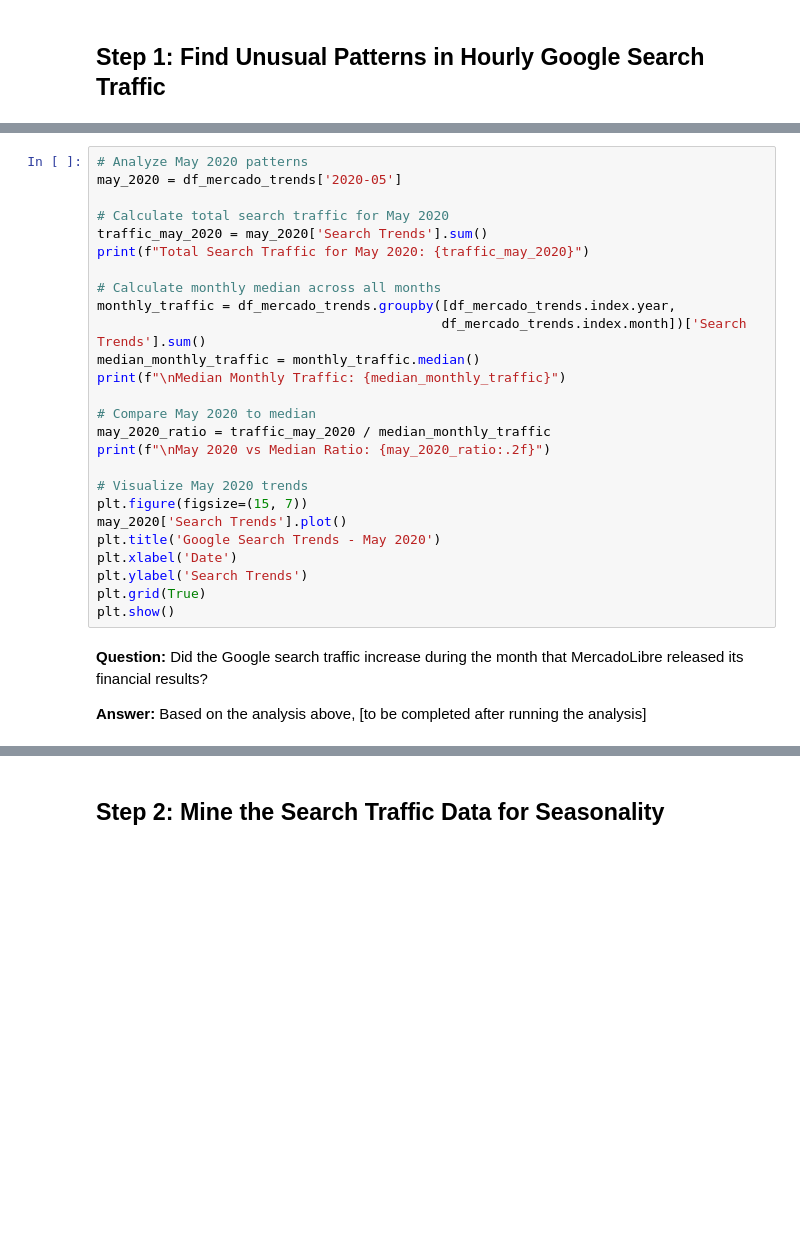
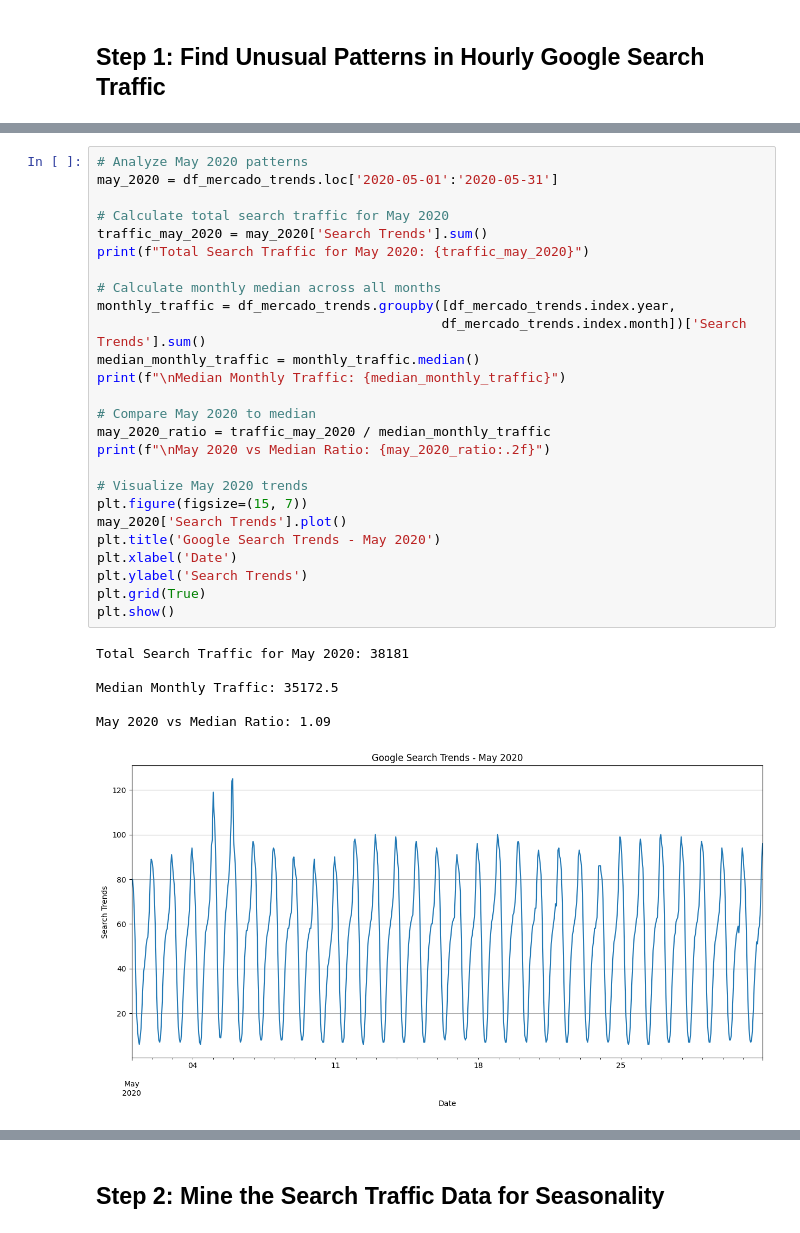
Before and after one commit to cfleming22/prophet-challenge, a Jupyter notebook: forecasting_net_prophet.ipynb, the cells around one changed output, grey strips where cells are left out. Saved outputs shown, nothing was run; the diff lists cells and outputs as text; blank space fills up the shorter version.

```diff
--- a/forecasting_net_prophet.ipynb
+++ b/forecasting_net_prophet.ipynb
@@ -87,30 +139,33 @@ validate_time_series(df_mercado_trends)
 # %%
 # Analyze May 2020 patterns
-may_2020 = df_mercado_trends['2020-05']
+may_2020 = df_mercado_trends.loc['2020-05-01':'2020-05-31']
 
 # Calculate total search traffic for May 2020
 traffic_may_2020 = may_2020['Search Trends'].sum()
 print(f"Total Search Traffic for May 2020: {traffic_may_2020}")
 
 # Calculate monthly median across all months
 monthly_traffic = df_mercado_trends.groupby([df_mercado_trends.index.year,
                                             df_mercado_trends.index.month])['Search Trends'].sum()
 median_monthly_traffic = monthly_traffic.median()
 print(f"\nMedian Monthly Traffic: {median_monthly_traffic}")
 
 # Compare May 2020 to median
 may_2020_ratio = traffic_may_2020 / median_monthly_traffic
 print(f"\nMay 2020 vs Median Ratio: {may_2020_ratio:.2f}")
 
 # Visualize May 2020 trends
 plt.figure(figsize=(15, 7))
 may_2020['Search Trends'].plot()
 plt.title('Google Search Trends - May 2020')
 plt.xlabel('Date')
 plt.ylabel('Search Trends')
 plt.grid(True)
 plt.show()
+# %% [output]
+Total Search Traffic for May 2020: 38181
+
+Median Monthly Traffic: 35172.5
+
+May 2020 vs Median Ratio: 1.09
+[figure, added]
-# %% [markdown]
-**Question:** Did the Google search traffic increase during the month that MercadoLibre released its financial results?
-
-**Answer:** Based on the analysis above, [to be completed after running the analysis]
```
Also changed, not shown: parts of 19 cells of this notebook.
